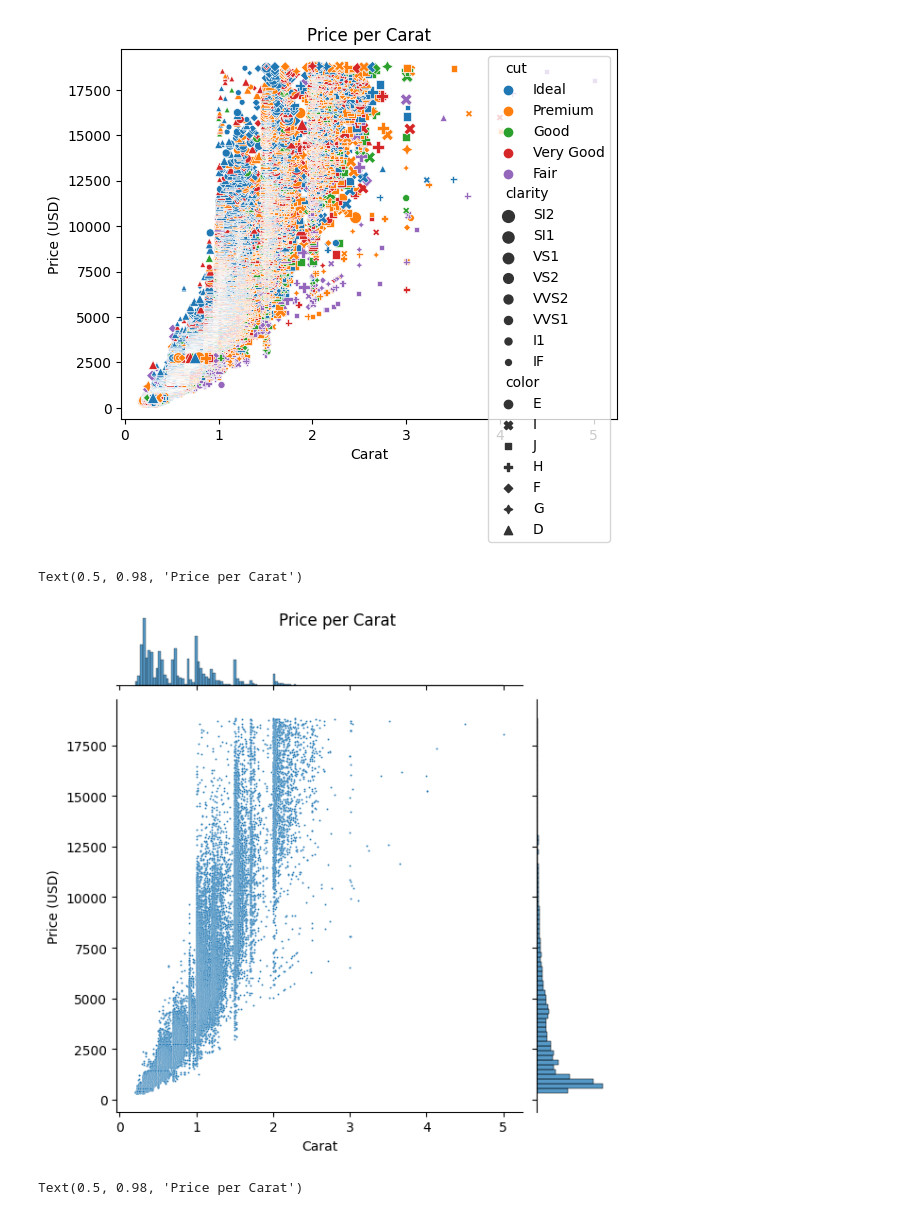
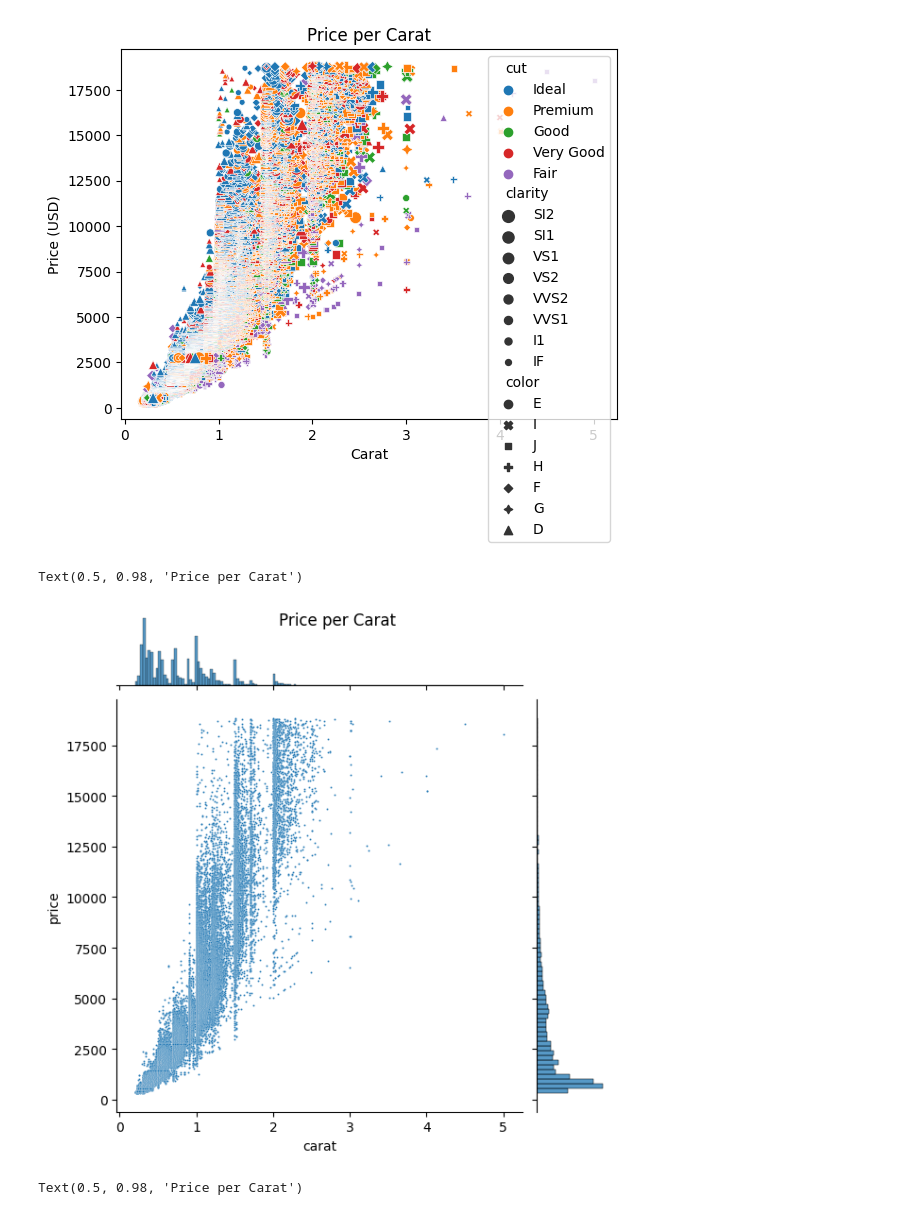
Before and after one commit to adriang1003/AM170B, a Jupyter notebook: Lectures/L2/Data Visualization and Pandas Bootcamp.ipynb, the cells around one changed output. Drawn from its saved outputs; the diff is of its cells as text; code cells hidden in the pictures.

```diff
--- a/Lectures/L2/Data Visualization and Pandas Bootcamp.ipynb
+++ b/Lectures/L2/Data Visualization and Pandas Bootcamp.ipynb
@@ -746,12 +749,10 @@ sns.scatterplot(data = df, x = 'carat', y = 'price', hue = 'cut', style = 'color
 # %%
 # Shows marignal histographs with a scatter plot
 sns.jointplot(data = df, x = 'carat', y = 'price', s = 2)
-plt.xlabel('Carat')
-plt.ylabel('Price (USD)')
 plt.suptitle('Price per Carat')
 # %% [output]
 Text(0.5, 0.98, 'Price per Carat')
-[figure, old version]
+[figure, new version]
 # %%
 # Shows marignal histographs with a bivariate histogram using hexagonal bins
 sns.jointplot(data = df, x = 'carat', y = 'price', kind = 'hex')
```
Also changed, not shown: parts of 8 cells of this notebook, 1 other file.
